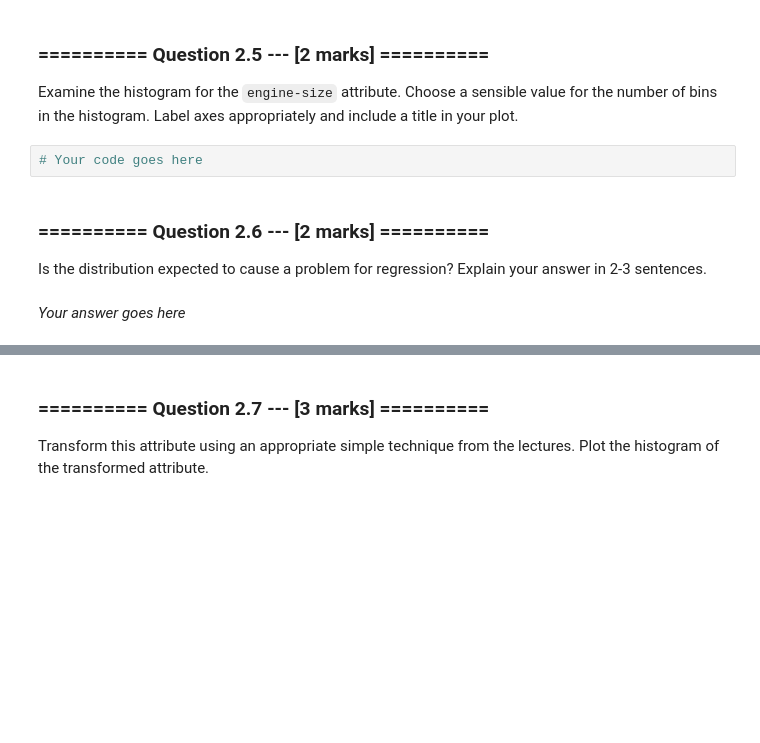
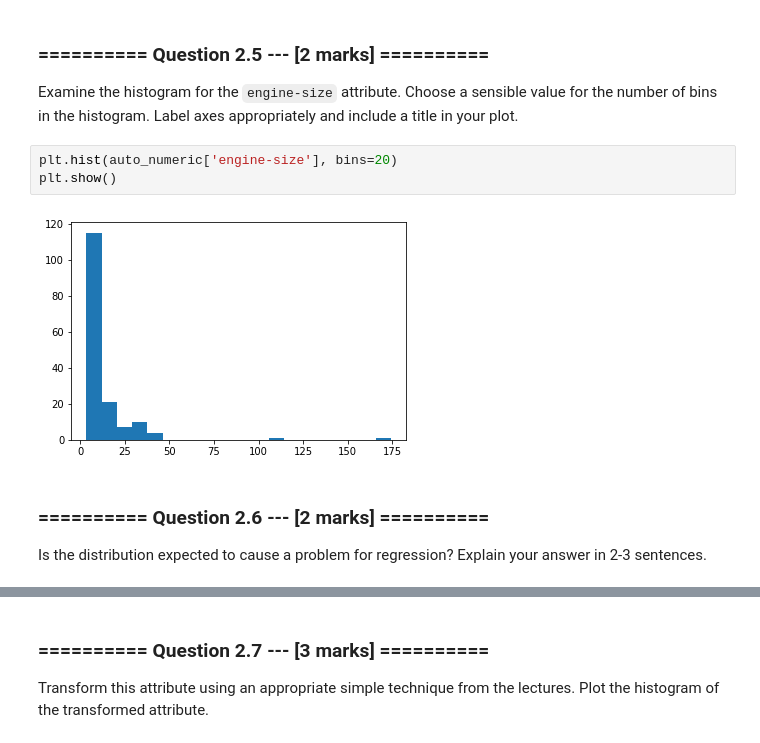
Before and after one commit to hirshagarwal/iaml2017, a Jupyter notebook: Agarwal Assignment 2.ipynb, the cells around one changed output, grey strips where cells are left out. Cells and saved outputs as stored; diff of their text form; blank space fills up the shorter version.

```diff
--- a/Agarwal Assignment 2.ipynb
+++ b/Agarwal Assignment 2.ipynb
@@ -390,10 +411,11 @@ Display the Root Mean Squared Error (RMSE), Mean Absolute Error (MAE) and Correl
 # %% [markdown]
 ### ========== Question 2.5 --- [2 marks] ==========
 Examine the histogram for the `engine-size` attribute. Choose a sensible value for the number of bins in the histogram. Label axes appropriately and include a title in your plot.
-# %%
-# Your code goes here
+# %%
+plt.hist(auto_numeric['engine-size'], bins=20)
+plt.show()
+# %% [output]
+[figure, added]
 # %% [markdown]
 ### ========== Question 2.6 --- [2 marks] ==========
 Is the distribution expected to cause a problem for regression? Explain your answer in 2-3 sentences.
-# %% [markdown]
-*Your answer goes here*
```
Also changed, not shown: parts of 18 cells of this notebook, 1 other file.
